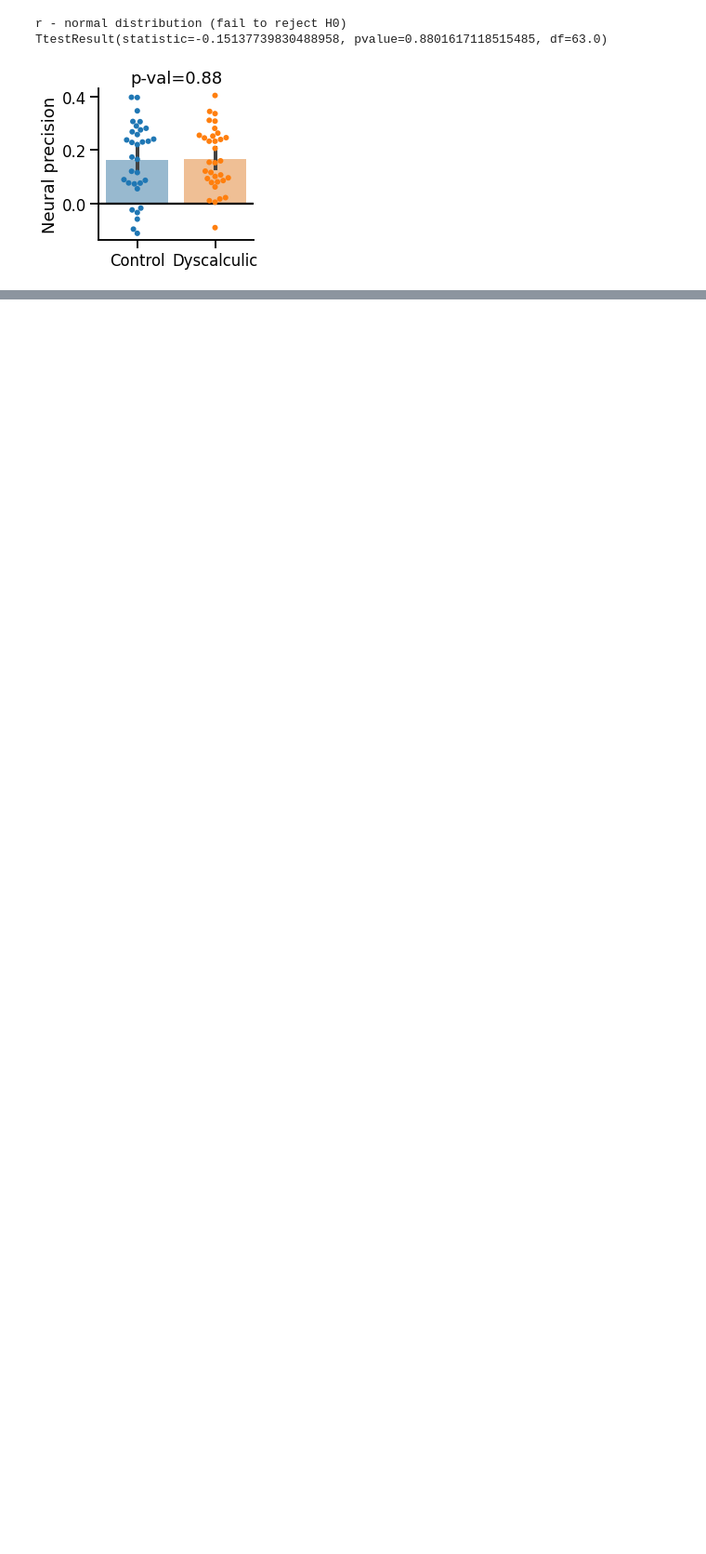
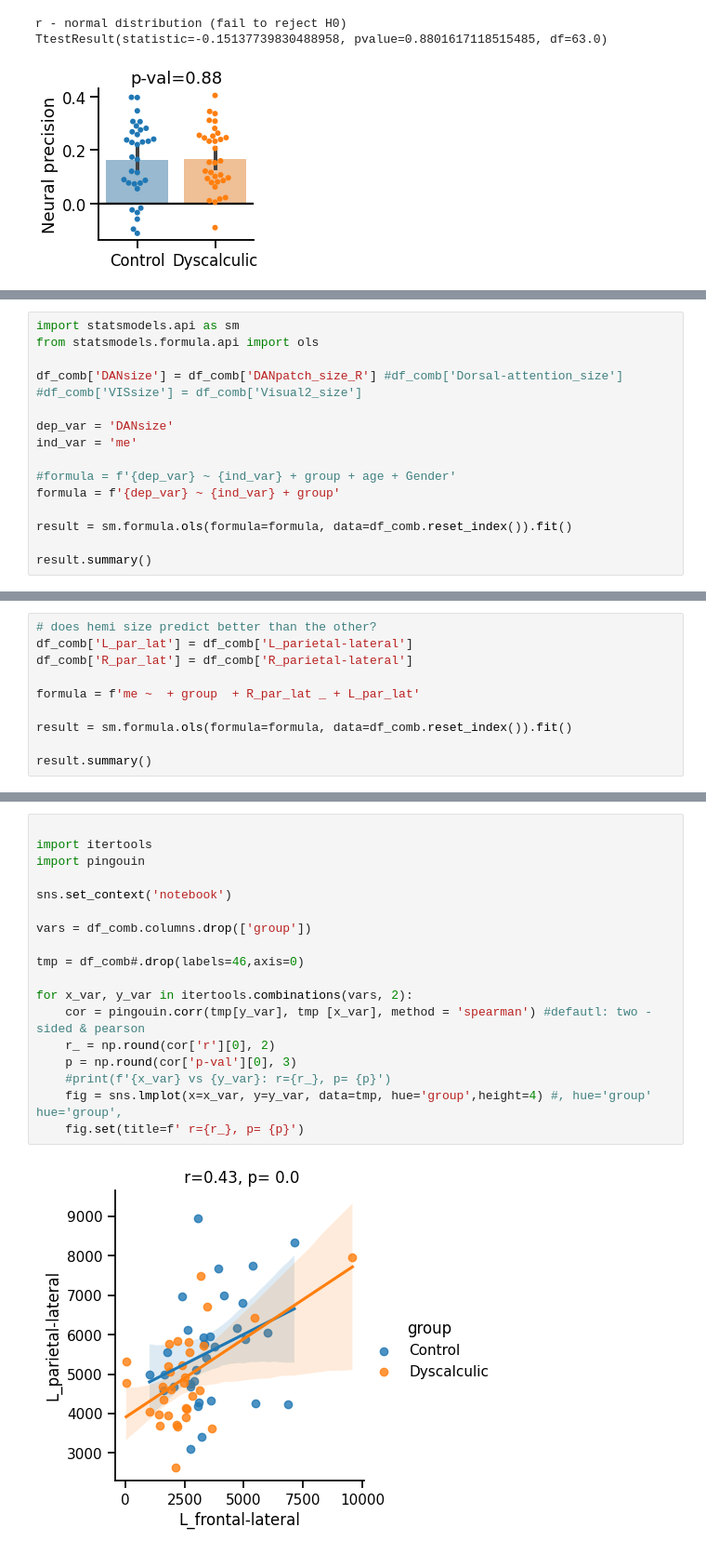
Before and after one commit to mrenke/numrisk, a Jupyter notebook: numrisk/visualize&plots&stats/paper_dnumrisk_01.ipynb, the cells around one changed output, grey strips where cells are left out. Shown at 93% size. Drawn from its saved outputs; the diff is of its cells as text; blank space fills up the shorter version.

```diff
--- a/numrisk/visualize&plots&stats/paper_dnumrisk_01.ipynb
+++ b/numrisk/visualize&plots&stats/paper_dnumrisk_01.ipynb
@@ -228,0 +315,16 @@ TtestResult(statistic=-0.15137739830488958, pvalue=0.8801617118515485, df=63.0)
+# %%
+import statsmodels.api as sm
+from statsmodels.formula.api import ols
+
+df_comb['DANsize'] = df_comb['DANpatch_size_R'] #df_comb['Dorsal-attention_size']
+#df_comb['VISsize'] = df_comb['Visual2_size']
+
+dep_var = 'DANsize'
+ind_var = 'me'
+
+#formula = f'{dep_var} ~ {ind_var} + group + age + Gender'
+formula = f'{dep_var} ~ {ind_var} + group'
+
+result = sm.formula.ols(formula=formula, data=df_comb.reset_index()).fit()
+
+result.summary()
@@ -228,0 +352,10 @@ TtestResult(statistic=-0.15137739830488958, pvalue=0.8801617118515485, df=63.0)
+# %%
+# does hemi size predict better than the other?
+df_comb['L_par_lat'] = df_comb['L_parietal-lateral']
+df_comb['R_par_lat'] = df_comb['R_parietal-lateral']
+
+formula = f'me ~  + group  + R_par_lat _ + L_par_lat'
+
+result = sm.formula.ols(formula=formula, data=df_comb.reset_index()).fit()
+
+result.summary()
@@ -228,0 +430,20 @@ TtestResult(statistic=-0.15137739830488958, pvalue=0.8801617118515485, df=63.0)
+# %%
+
+import itertools
+import pingouin
+
+sns.set_context('notebook')
+
+vars = df_comb.columns.drop(['group'])
+
+tmp = df_comb#.drop(labels=46,axis=0)
+
+for x_var, y_var in itertools.combinations(vars, 2):
+    cor = pingouin.corr(tmp[y_var], tmp [x_var], method = 'spearman') #defautl: two -sided & pearson
+    r_ = np.round(cor['r'][0], 2)
+    p = np.round(cor['p-val'][0], 3)
+    #print(f'{x_var} vs {y_var}: r={r_}, p= {p}')
+    fig = sns.lmplot(x=x_var, y=y_var, data=tmp, hue='group',height=4) #, hue='group' hue='group',
+    fig.set(title=f' r={r_}, p= {p}')
+# %% [output]
+[figure, added]
```
Also changed, not shown: parts of 14 cells of this notebook.
